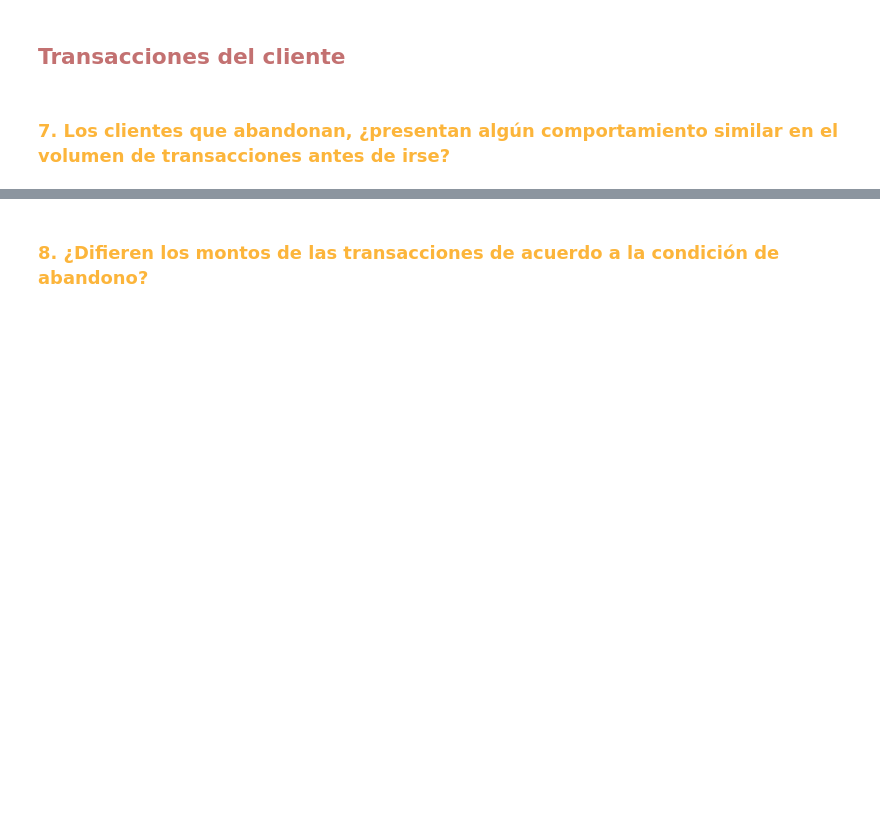
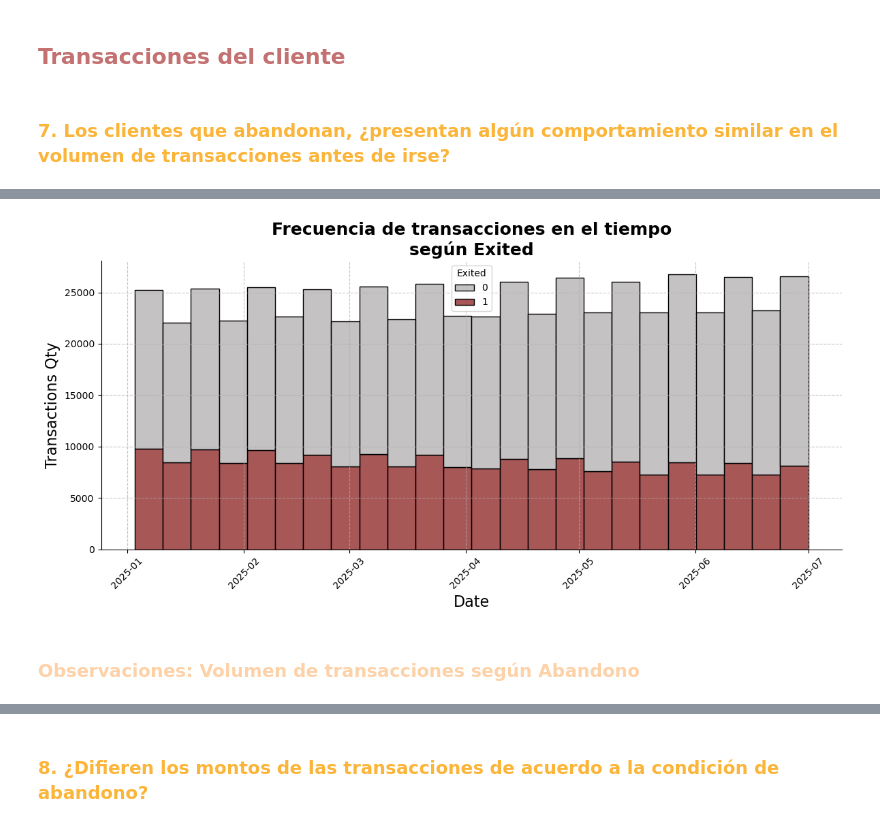
Before and after one commit to ignaciomajo/velarion_fintech, a Jupyter notebook: EDA_Velarion.ipynb, the cells around one changed output, grey strips where cells are left out. Cells and saved outputs as stored; diff of their text form; code cells hidden in the pictures; blank space fills up the shorter version.

```diff
--- a/EDA_Velarion.ipynb
+++ b/EDA_Velarion.ipynb
@@ -1073,0 +1183,3 @@ Fuente Proyecciones: FMI / Comisión Europea (tendencia mensual simulada para al
+# %%
+ids_churners = churners['CustomerId'].unique()
+ids_no_churners = no_churners['CustomerId'].unique()
@@ -1073,0 +1190,29 @@ Fuente Proyecciones: FMI / Comisión Europea (tendencia mensual simulada para al
+# %%
+ids_sampled = np.concatenate((ids_churners, ids_no_churners))
+# %%
+df_tx_exited_sampled = df_tx_exited[df_tx_exited['CustomerId'].isin(ids_sampled)].copy()
+# %%
+df_tx_exited_sampled = df_tx_exited_sampled[(df_tx_exited_sampled['date'] >= WINDOW_DATE) & (df_tx_exited_sampled['date'] < CUTOFF_DATE)]
+# %%
+plt.figure(figsize=(12,6))
+sns.histplot(
+    data=df_tx_exited_sampled,
+    x="date",
+    hue="Exited",
+    bins=24,
+    multiple="stack",
+    palette=exited_colors
+)
+plt.title("Frecuencia de transacciones en el tiempo\nsegún Exited", fontsize=18, fontweight='bold')
+plt.xlabel("Date", fontsize=16)
+plt.ylabel("Transactions Qty", fontsize=16)
+plt.xticks(rotation=45)
+plt.tight_layout()
+plt.savefig(IMG_PATH/'transaction_frequency_sampled.png', dpi=300)
+sns.despine()
+plt.grid(True, linestyle='--', alpha=0.7)
+plt.show()
+# %% [output]
+[figure, added]
+# %% [markdown]
+### <font color='#FDD2A9'>**Observaciones: Volumen de transacciones según Abandono**</font>
```
Also changed, not shown: parts of 77 cells of this notebook.
